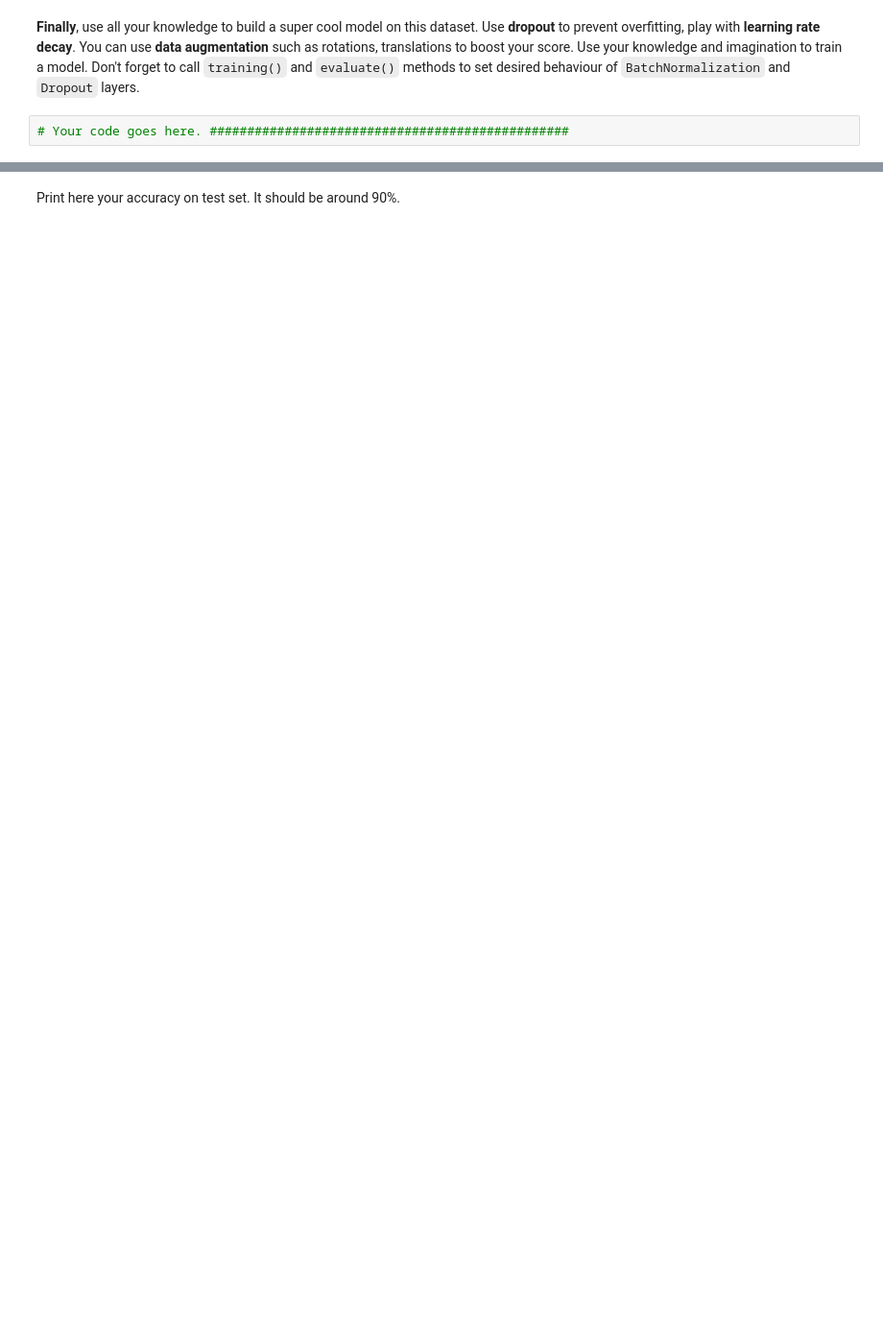
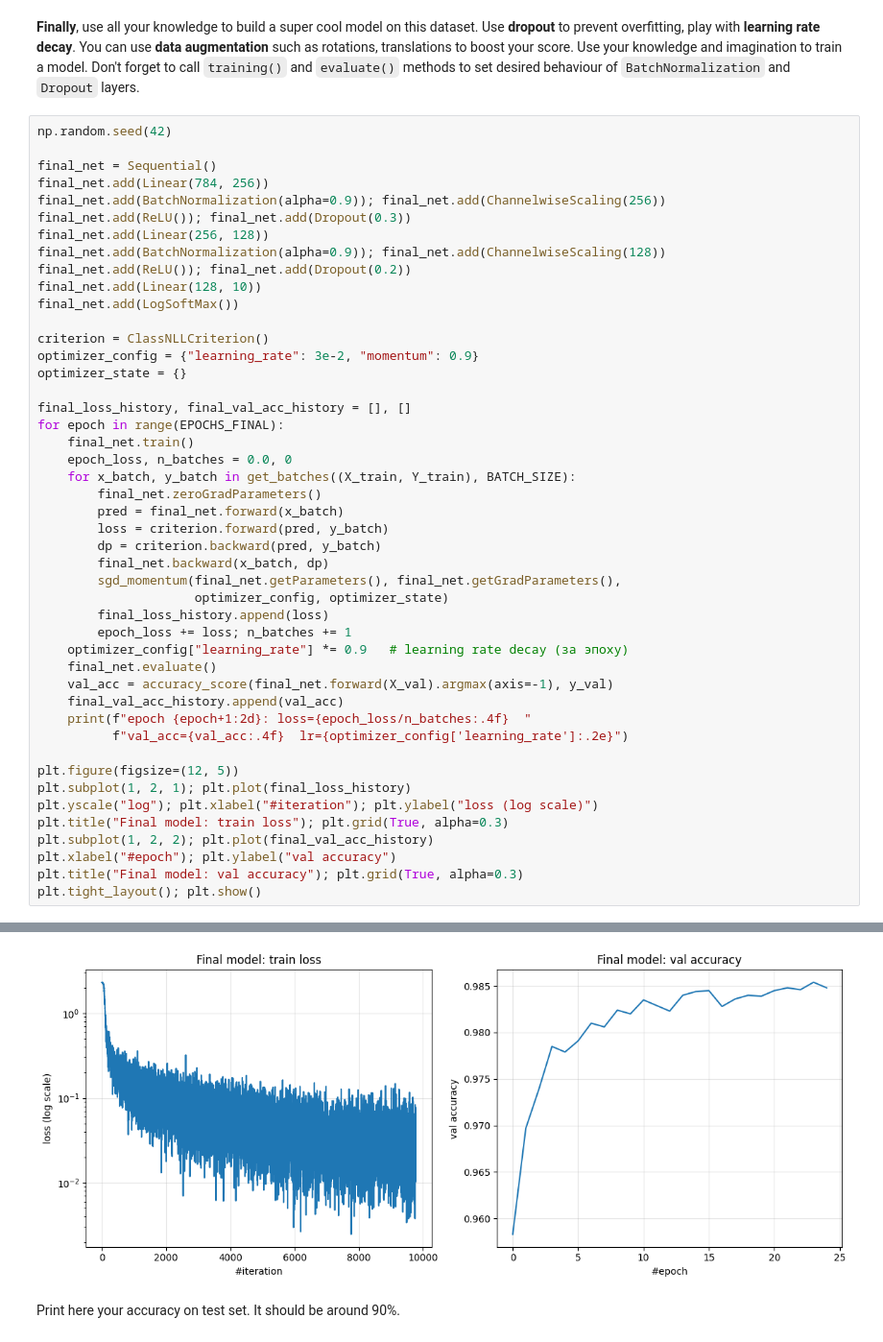
Before and after one commit to izvezdakov/ML, a Jupyter notebook: hw08_nn_from_scratch/main_notebook.ipynb, the cells around one changed output, grey strips where cells are left out. Shown at 96% size. Cells and saved outputs as stored; diff of their text form; blank space fills up the shorter version.

```diff
--- a/hw08_nn_from_scratch/main_notebook.ipynb
+++ b/hw08_nn_from_scratch/main_notebook.ipynb
@@ -172,4 +328,49 @@ Write your personal opinion on the activation functions, think about computation
 # %% [markdown]
 **Finally**, use all your knowledge to build a super cool model on this dataset. Use **dropout** to prevent overfitting, play with **learning rate decay**. You can use **data augmentation** such as rotations, translations to boost your score. Use your knowledge and imagination to train a model. Don't forget to call `training()` and `evaluate()` methods to set desired behaviour of `BatchNormalization` and `Dropout` layers.
-# %%
-# Your code goes here. ################################################
+# %%
+np.random.seed(42)
+
+final_net = Sequential()
+final_net.add(Linear(784, 256))
+final_net.add(BatchNormalization(alpha=0.9)); final_net.add(ChannelwiseScaling(256))
+final_net.add(ReLU()); final_net.add(Dropout(0.3))
+final_net.add(Linear(256, 128))
+final_net.add(BatchNormalization(alpha=0.9)); final_net.add(ChannelwiseScaling(128))
+final_net.add(ReLU()); final_net.add(Dropout(0.2))
+final_net.add(Linear(128, 10))
+final_net.add(LogSoftMax())
+
+criterion = ClassNLLCriterion()
+optimizer_config = {"learning_rate": 3e-2, "momentum": 0.9}
+optimizer_state = {}
+
+final_loss_history, final_val_acc_history = [], []
+for epoch in range(EPOCHS_FINAL):
+    final_net.train()
+    epoch_loss, n_batches = 0.0, 0
+    for x_batch, y_batch in get_batches((X_train, Y_train), BATCH_SIZE):
+        final_net.zeroGradParameters()
+        pred = final_net.forward(x_batch)
+        loss = criterion.forward(pred, y_batch)
+        dp = criterion.backward(pred, y_batch)
+        final_net.backward(x_batch, dp)
+        sgd_momentum(final_net.getParameters(), final_net.getGradParameters(),
+                     optimizer_config, optimizer_state)
+        final_loss_history.append(loss)
+        epoch_loss += loss; n_batches += 1
+    optimizer_config["learning_rate"] *= 0.9   # learning rate decay (за эпоху)
+    final_net.evaluate()
+    val_acc = accuracy_score(final_net.forward(X_val).argmax(axis=-1), y_val)
+    final_val_acc_history.append(val_acc)
+    print(f"epoch {epoch+1:2d}: loss={epoch_loss/n_batches:.4f}  "
+          f"val_acc={val_acc:.4f}  lr={optimizer_config['learning_rate']:.2e}")
+
+plt.figure(figsize=(12, 5))
+plt.subplot(1, 2, 1); plt.plot(final_loss_history)
+plt.yscale("log"); plt.xlabel("#iteration"); plt.ylabel("loss (log scale)")
+plt.title("Final model: train loss"); plt.grid(True, alpha=0.3)
+plt.subplot(1, 2, 2); plt.plot(final_val_acc_history)
+plt.xlabel("#epoch"); plt.ylabel("val accuracy")
+plt.title("Final model: val accuracy"); plt.grid(True, alpha=0.3)
+plt.tight_layout(); plt.show()
+# %% [output]
@@ -176,2 +394,3 @@ Write your personal opinion on the activation functions, think about computation
+[figure, added]
 # %% [markdown]
 Print here your accuracy on test set. It should be around 90%.
```
Also changed, not shown: parts of 15 cells of this notebook.
